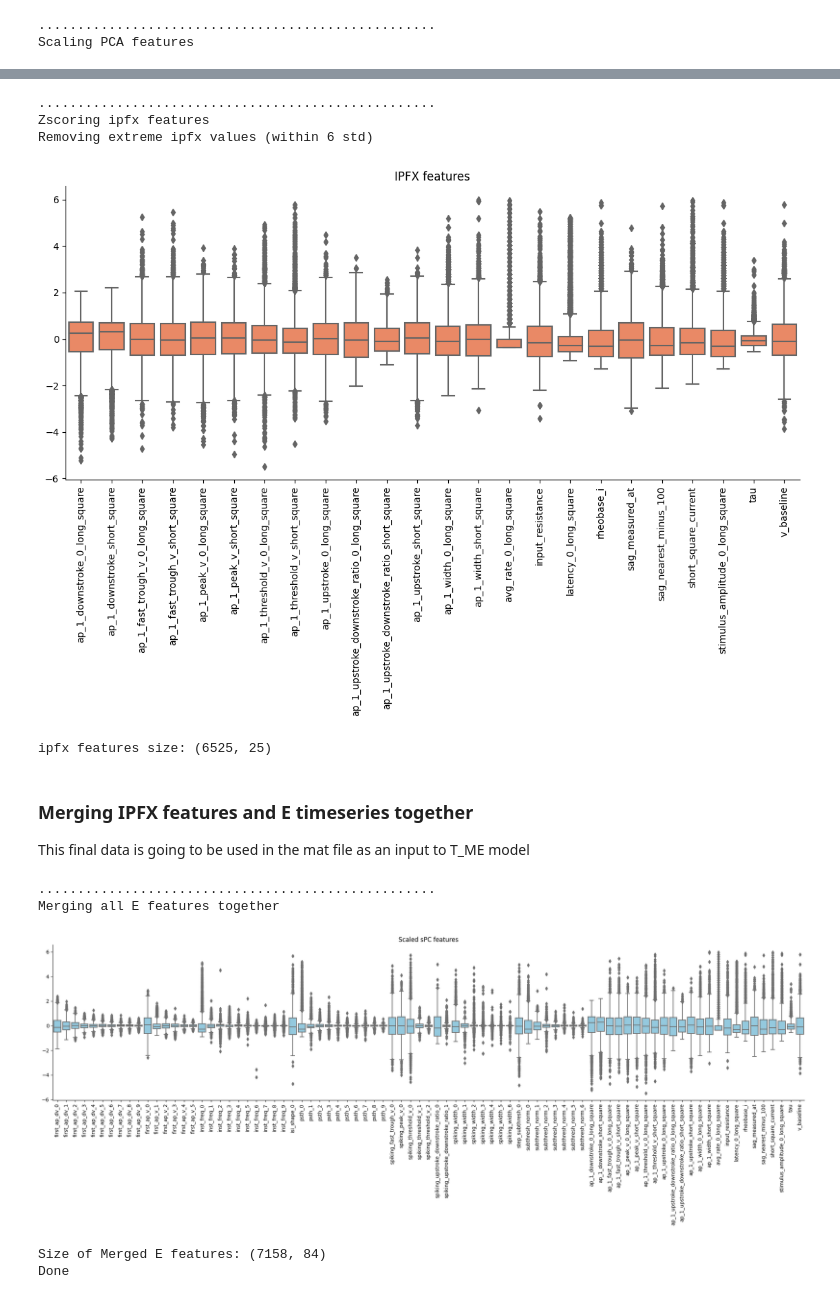
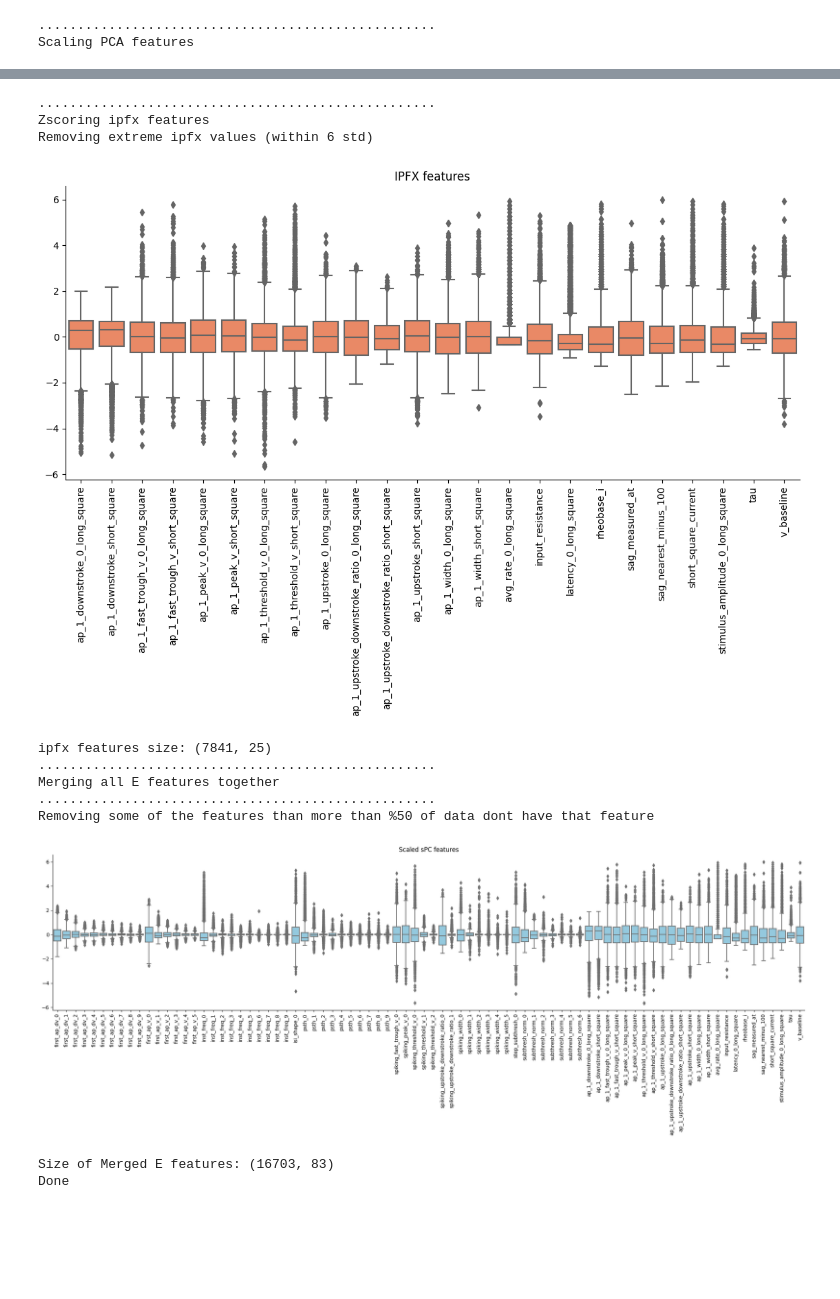
Before and after one commit to AllenInstitute/cplAE_MET, a Jupyter notebook: notebooks/01_data_proc_E.ipynb, the cells around one changed output, grey strips where cells are left out. Saved outputs shown, nothing was run; the diff lists cells and outputs as text; code cells hidden in the pictures; blank space fills up the shorter version.

```diff
--- a/notebooks/01_data_proc_E.ipynb
+++ b/notebooks/01_data_proc_E.ipynb
@@ -218,6 +154,7 @@ print("...................................................")
 print("Removing outliers whithin 6 std from scaled PCs")
 #attaching specimen ids and removing outliers
 for k in PC.keys():
+    print(Scaled_PCs[k].shape)
     Scaled_PCs[k] = pd.DataFrame(Scaled_PCs[k])
     scaling_thr = np.abs(np.max(Scaled_PCs[k].std(axis=0, skipna=True, numeric_only=True)) * 6)
     Scaled_PCs[k] = Scaled_PCs[k][(Scaled_PCs[k] < scaling_thr) & (Scaled_PCs[k] > -1 * scaling_thr)]
@@ -227,7 +164,7 @@ for k in PC.keys():
     else:
         Scaled_PCs[k]["specimen_id"] = np.delete(h5_ids, obj=dropped_cells[k])
 
-    Scaled_PCs[k]['specimen_id'] = Scaled_PCs[k]['specimen_id'].astype(str)
+    Scaled_PCs[k]['specimen_id'] = [str(i) for i in Scaled_PCs[k]['specimen_id']]
 # %% [output]
 ...................................................
 Removing outliers whithin 6 std from scaled PCs
@@ -336,7 +252,7 @@ df1 = pd.melt(ipfx_norm, id_vars=['index'], value_vars=[c for c in ipfx_norm if
 df2 = pd.DataFrame(scaling_thr).reset_index().rename(columns={"index": 'variable', 0:"thr_std"})
 df3 = df1.merge(df2, on="variable")
 df3['new_value'] = np.where((df3['value'] < df3['thr_std']) & (df3['value'] > -1 * df3['thr_std'])
-                         , df3['value'], np.nan)
+                        , df3['value'], np.nan)
 ipfx_norm = df3.pivot(index='index', columns="variable", values="new_value")
 ipfx_norm['specimen_id'] = ipfx['specimen_id'].astype(str)
 
@@ -346,45 +262,53 @@ ax = plt.gca()
 ax.set(**{'title': 'IPFX features', 'xlabel': '', 'ylabel':''})
 ax.set_xticklabels(ax.get_xticklabels(),rotation=90)
 plt.show()
-
-print("ipfx features size:", ipfx_norm.shape)
 # %% [output]
 ...................................................
 Zscoring ipfx features
 Removing extreme ipfx values (within 6 std)
-[figure, old version]
+[figure, new version]
-ipfx features size: (6525, 25)
-# %% [markdown]
-### Merging IPFX features and E timeseries together
-
-This final data is going to be used in the mat file as an input to T_ME model
+# %%
+print("ipfx features size:", ipfx_norm.shape)
+
+print("...................................................")
+print("Merging all E features together")
+
+data_frames = [Scaled_PCs, ipfx_norm]
+df_merged = reduce(lambda left, right: pd.merge(left, right, on=['specimen_id'], how='outer'), data_frames)
+##################### From here
+print("...................................................")
+print("Removing some of the features than more than %50 of data dont have that feature")
+drop_feature_thr = int(df_merged.shape[0]*0.05)
+temp = df_merged.isnull().sum(axis=0).reset_index()
+feature_to_drop = temp[temp[0]>drop_feature_thr]['index'].astype(str).to_list()
+df_merged = df_merged[[col for col in df_merged.columns.to_list() if col not in feature_to_drop]]
+df_merged = df_merged[~df_merged.isnull().any(axis=1)]
+###################### keep until here if you want to remove bad features and bad cells
+df_merged['specimen_id'] = df_merged['specimen_id'].astype(str)
+df_merged = df_merged.merge(pd.DataFrame(specimen_ids, columns=["specimen_id"]), on="specimen_id", how='right')
+# %% [output]
+ipfx features size: (7841, 25)
+...................................................
+Merging all E features together
+...................................................
+Removing some of the features than more than %50 of data dont have that feature
 # %%
-print("...................................................")
-print("Merging all E features together")
-
-data_frames = [Scaled_PCs, ipfx_norm]
-df_merged = reduce(lambda left, right: pd.merge(left, right, on=['specimen_id'], how='inner'), data_frames)
-df_merged['specimen_id'] = df_merged['specimen_id'].astype(str)
-df_merged = df_merged.merge(pd.DataFrame(specimen_ids, columns=["specimen_id"]), on="specimen_id", how='right')
-
 # Make sure the order is the same as th
 df_merged = df_merged.set_index('specimen_id')
 df_merged = df_merged.loc[specimen_ids].reset_index()
-df_merged.to_csv(pth['e_output'], index=False)
+df_merged.to_csv(dir_pth['e_output'], index=False)
 
 f = df_merged
 df = f.melt(value_vars=f[[c for c in f.columns if c != "specimen_id"]])
 sns.catplot(x="variable", y="value", kind='box', data=df, palette=sns.color_palette(["skyblue"]), aspect=4.4)
 ax = plt.gca()
 ax.set(**{'title': 'Scaled sPC features', 'xlabel': '', 'ylabel': ''})
 ax.set_xticklabels(ax.get_xticklabels(), rotation=90)
 plt.show()
 
 print("Size of Merged E features:", df_merged.shape)
 print("Done")
 # %% [output]
+[figure, new version]
-...................................................
-Merging all E features together
+Size of Merged E features: (16703, 83)
+Done
-[figure, old version]
-Size of Merged E features: (7158, 84)
-Done
```
Also changed, not shown: parts of 38 cells of this notebook, 15 other files.
